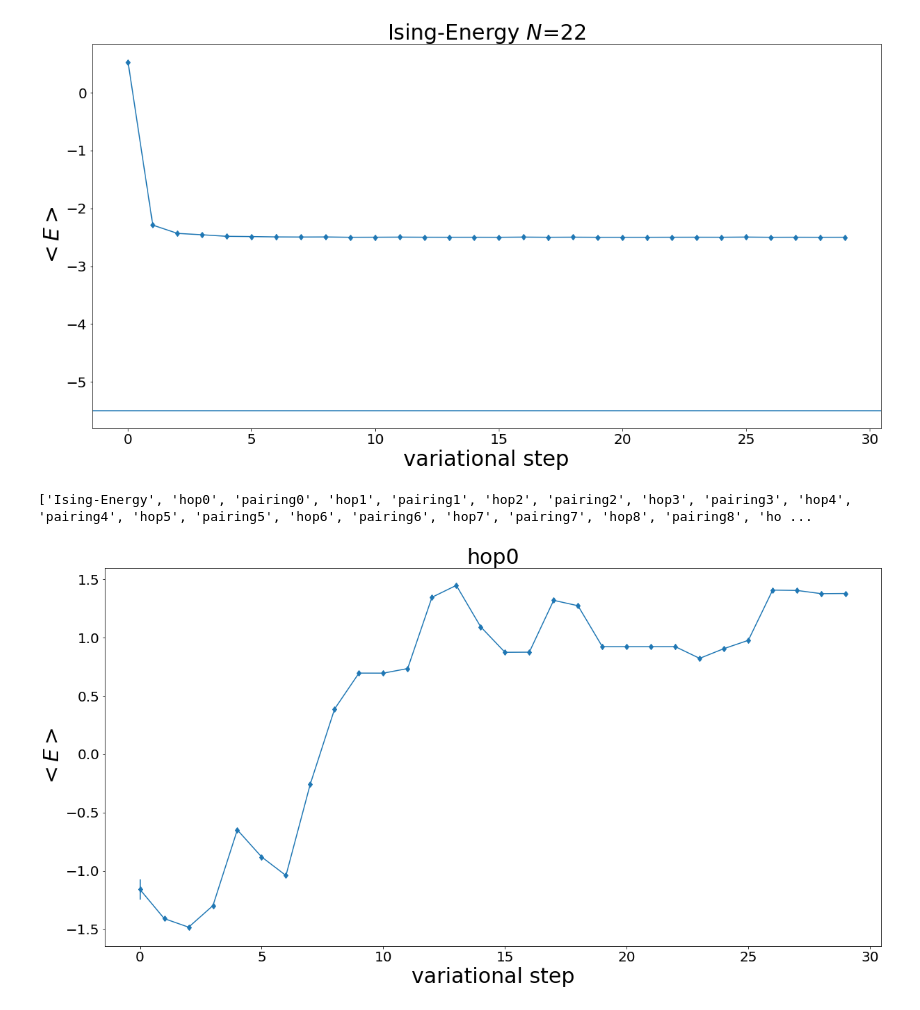
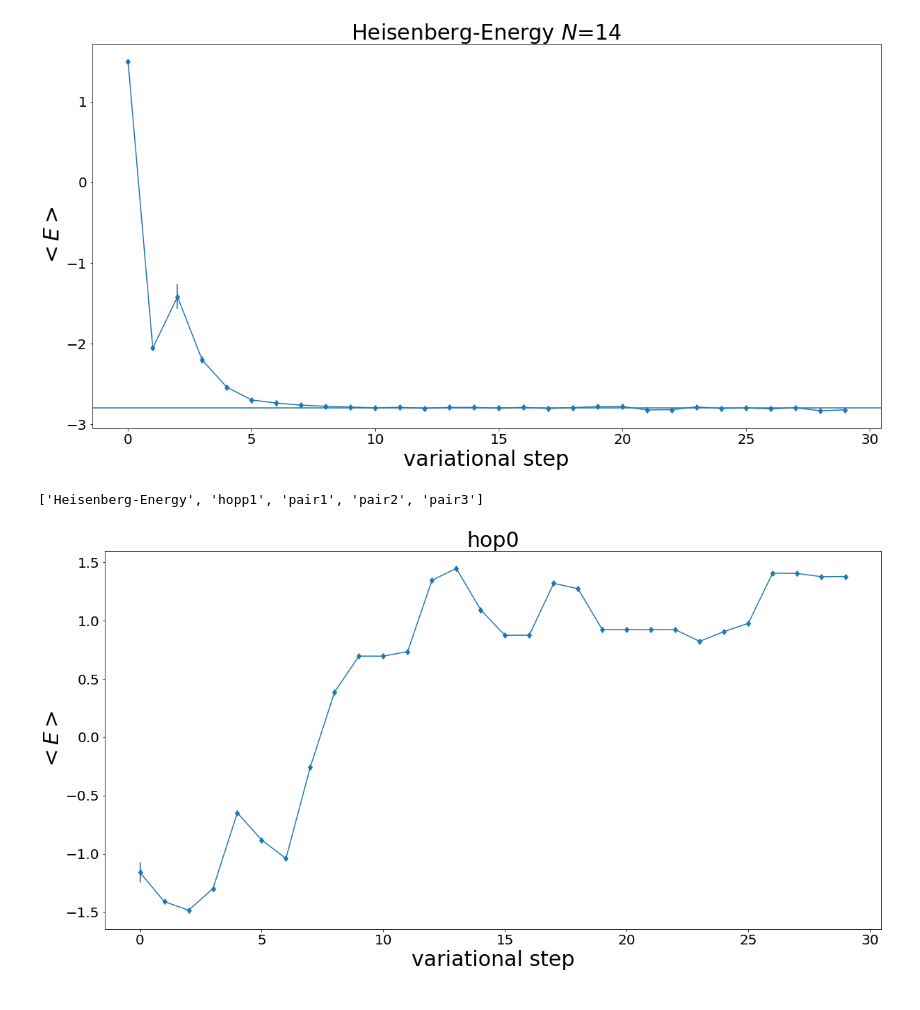
Before and after one commit to jimlambert/heisenberg_vmc, a Jupyter notebook: scripts/ObservablesAnalysis.ipynb, the cells around one changed output. Cells and saved outputs as stored; diff of their text form; code cells hidden in the pictures.

```diff
--- a/scripts/ObservablesAnalysis.ipynb
+++ b/scripts/ObservablesAnalysis.ipynb
@@ -9,20 +9,20 @@ header, obsAve, obsErr = an.ProcessDataFiles(files, True)
 # %%
 fs = 30
 ls = 20
 plt.figure(figsize=(20,10))
 #plt.plot(np.arange(0, len(obsAve[0])), obsAve[0], '.')
 plt.errorbar(np.arange(0, len(obsAve[0])), obsAve[0], yerr=obsErr[0], marker="d")
 plt.xlabel("variational step", fontsize=fs)
 plt.ylabel("$<E>$", fontsize=fs)
-plt.title(header[0]+" $N$=22", fontsize=fs)
-plt.axhline(y=-5.5)
+plt.title(header[0]+" $N$=14", fontsize=fs)
+plt.axhline(y=-2.80)
 plt.tick_params(axis='both', which='major', labelsize=ls)
-#plt.savefig("n22heis_energy.pdf")
+#plt.savefig("n14heis_energy.pdf")
 plt.show()
 print(header)
 # %% [output]
-[figure, old version]
+[figure, new version]
-['Ising-Energy', 'hop0', 'pairing0', 'hop1', 'pairing1', 'hop2', 'pairing2', 'hop3', 'pairing3', 'hop4', 'pairing4', 'hop5', 'pairing5', 'hop6', 'pairing6', 'hop7', 'pairing7', 'hop8', 'pairing8', 'ho ...
+['Heisenberg-Energy', 'hopp1', 'pair1', 'pair2', 'pair3']
 # %%
 index=1
 plt.figure(figsize=(20,10))
```
Also changed, not shown: parts of 1 cell of this notebook, 24 other files.
